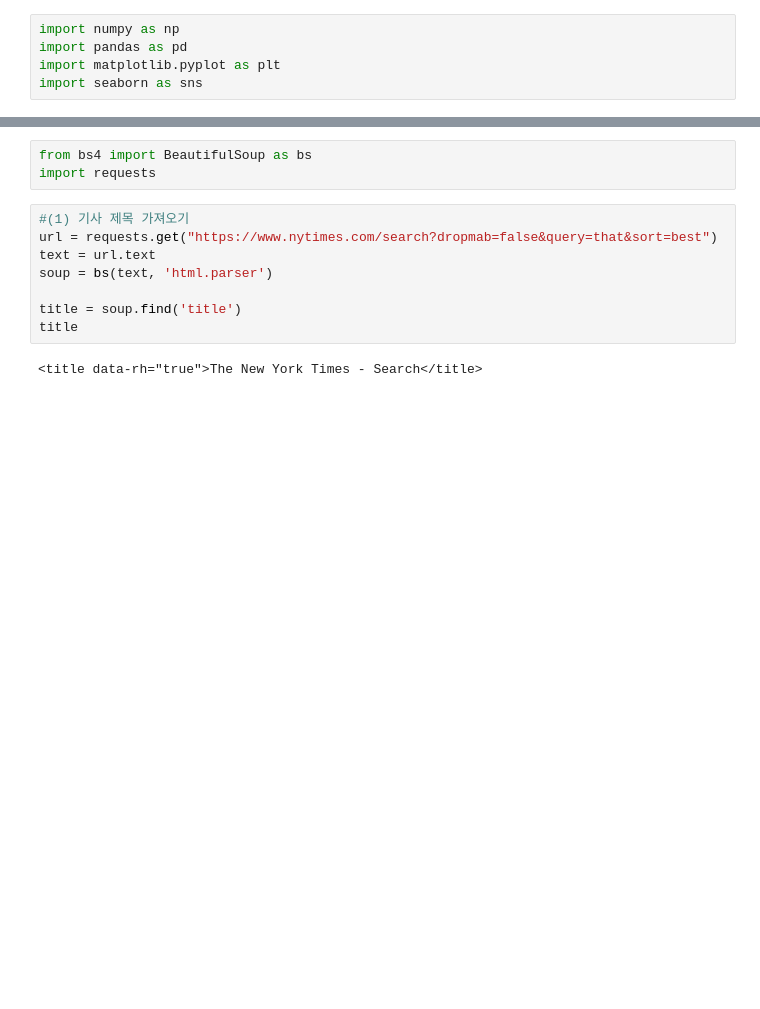
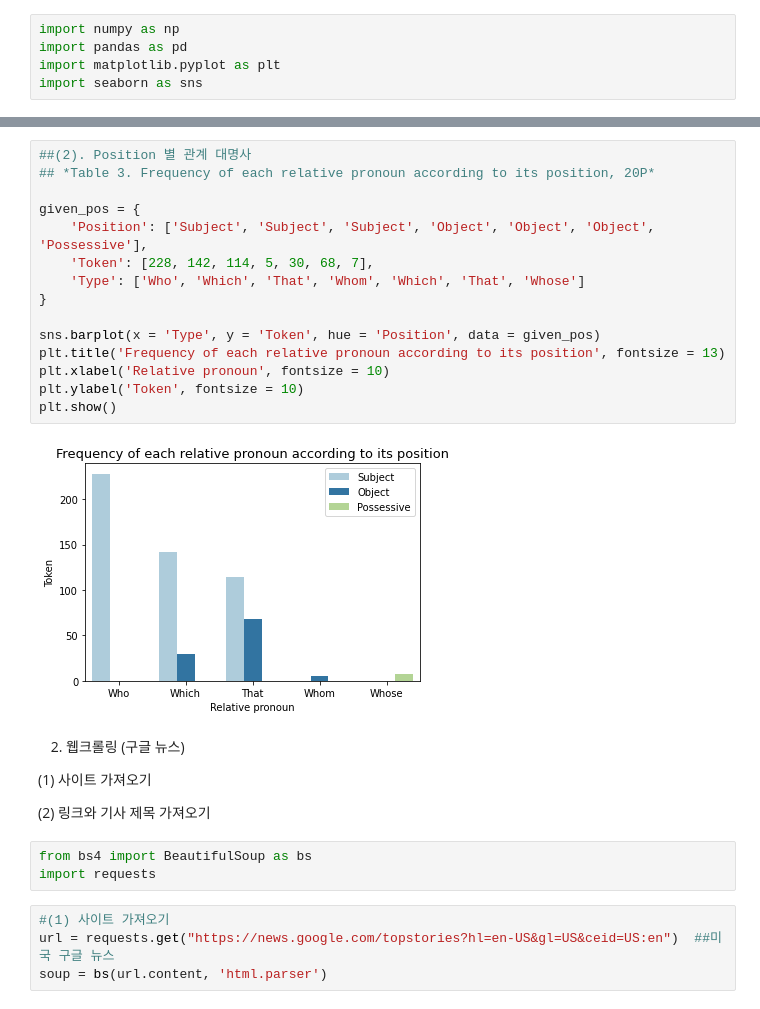
Before and after one commit to minhong1126/data_analysis, a Jupyter notebook: Relative_clause(final).ipynb, the cells around one changed output, grey strips where cells are left out. Drawn from its saved outputs; the diff is of its cells as text; blank space fills up the shorter version.

```diff
--- a/Relative_clause(final).ipynb
+++ b/Relative_clause(final).ipynb
@@ -29,13 +67,30 @@ plt.show()
+# %%
+##(2). Position 별 관계 대명사
+## *Table 3. Frequency of each relative pronoun according to its position, 20P*
+
+given_pos = {
+    'Position': ['Subject', 'Subject', 'Subject', 'Object', 'Object', 'Object', 'Possessive'],
+    'Token': [228, 142, 114, 5, 30, 68, 7],
+    'Type': ['Who', 'Which', 'That', 'Whom', 'Which', 'That', 'Whose']
+}
+
+sns.barplot(x = 'Type', y = 'Token', hue = 'Position', data = given_pos)
+plt.title('Frequency of each relative pronoun according to its position', fontsize = 13)
+plt.xlabel('Relative pronoun', fontsize = 10)
+plt.ylabel('Token', fontsize = 10)
+plt.show()
+# %% [output]
+[figure, added]
+# %% [markdown]
+2. 웹크롤링 (구글 뉴스)
+
+  (1) 사이트 가져오기
+
+  (2) 링크와 기사 제목 가져오기
 # %%
 from bs4 import BeautifulSoup as bs
 import requests
-# %%
-#(1) 기사 제목 가져오기
-url = requests.get("https://www.nytimes.com/search?dropmab=false&query=that&sort=best")
-text = url.text
-soup = bs(text, 'html.parser')
-
-title = soup.find('title')
-title
-# %% [output]
-<title data-rh="true">The New York Times - Search</title>
+# %%
+#(1) 사이트 가져오기
+url = requests.get("https://news.google.com/topstories?hl=en-US&gl=US&ceid=US:en")  ##미국 구글 뉴스
+soup = bs(url.content, 'html.parser')
```
Also changed, not shown: parts of 28 cells of this notebook.
